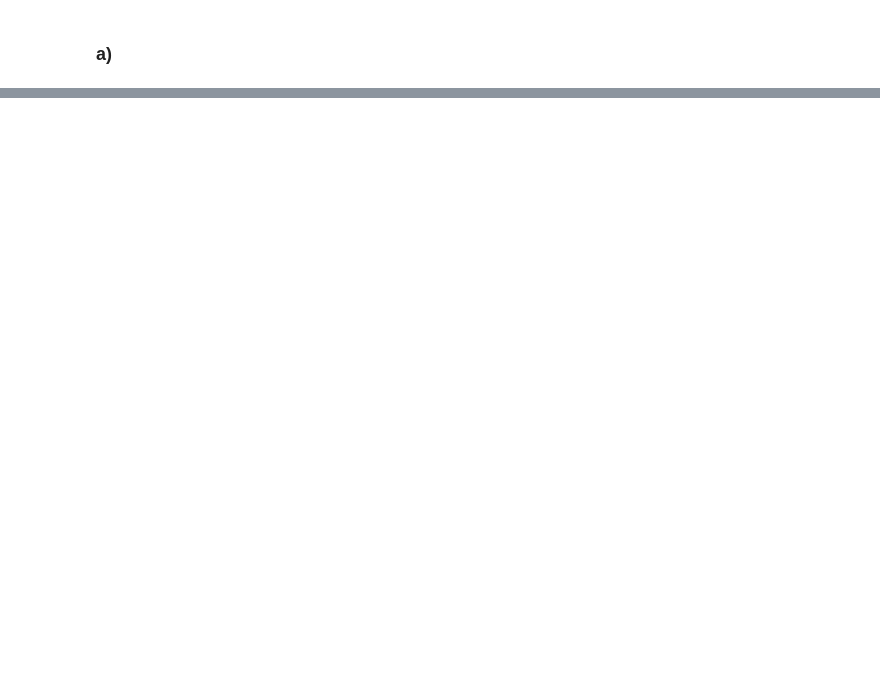
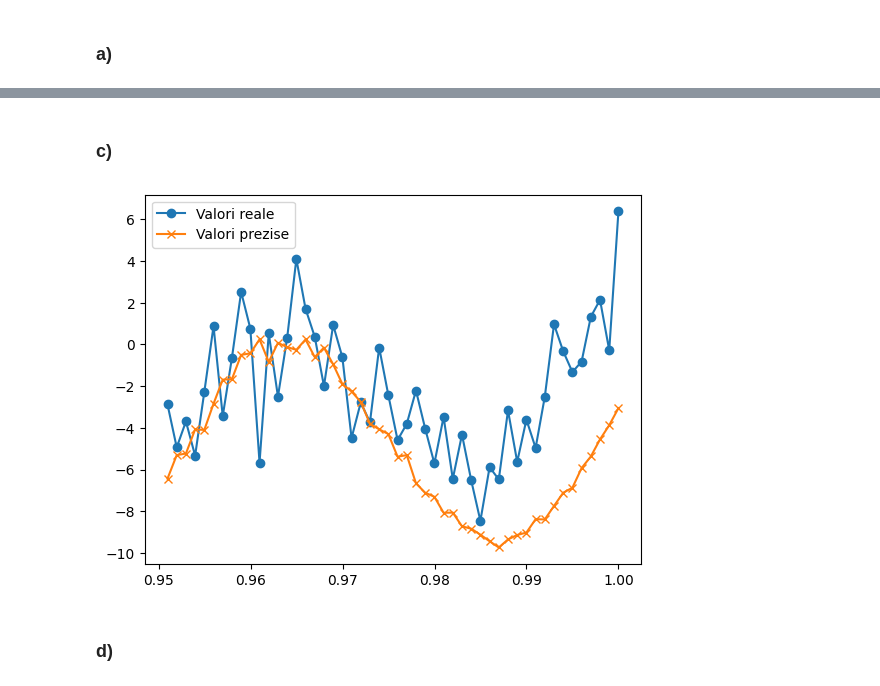
Before and after one commit to andreidurdun/Prelucrarea-Semnalelor, a Jupyter notebook: lab8/lab8.ipynb, the cells around one changed output, grey strips where cells are left out. Saved outputs shown, nothing was run; the diff lists cells and outputs as text; code cells hidden in the pictures; blank space fills up the shorter version.

```diff
--- a/lab8/lab8.ipynb
+++ b/lab8/lab8.ipynb
@@ -29,0 +43,37 @@ plt.show()
+# %% [markdown]
+### c)
+# %%
+
+
+p = 50
+x_train = x[:-p]
+x_test = x[-p:]
+y = x_train[p:]
+m = len(y)
+# matricea de regresie
+Y = np.zeros((m, p))
+for i in range(m):
+    for j in range(p):
+        Y[i, j] = x_train[i + p - j - 1]
+# x*
+GAMMA = Y.T@Y
+gamma = Y.T@y
+x_st = np.linalg.inv(GAMMA)@gamma
+pred = []
+history = x_train.copy()
+for i in range(p):
+    ultimele_p = history[-p:]
+    ultimele_p = ultimele_p[::-1] # inversam ordinea
+    y_pred = ultimele_p @ x_st
+    pred.append(y_pred)
+    history = np.append(history, y_pred)
+t_pred = t[len(x_train):len(x_train)+len(pred)]
+plt.plot(t_pred, x_test, label='Valori reale', marker='o')
+plt.plot(t_pred, pred, label='Valori prezise', marker='x')
+plt.legend()
+plt.savefig('c.pdf', format='pdf')
+plt.show()
+# %% [output]
+[figure, added]
+# %% [markdown]
+### d)
```
Also changed, not shown: parts of 4 cells of this notebook, 3 other files.
